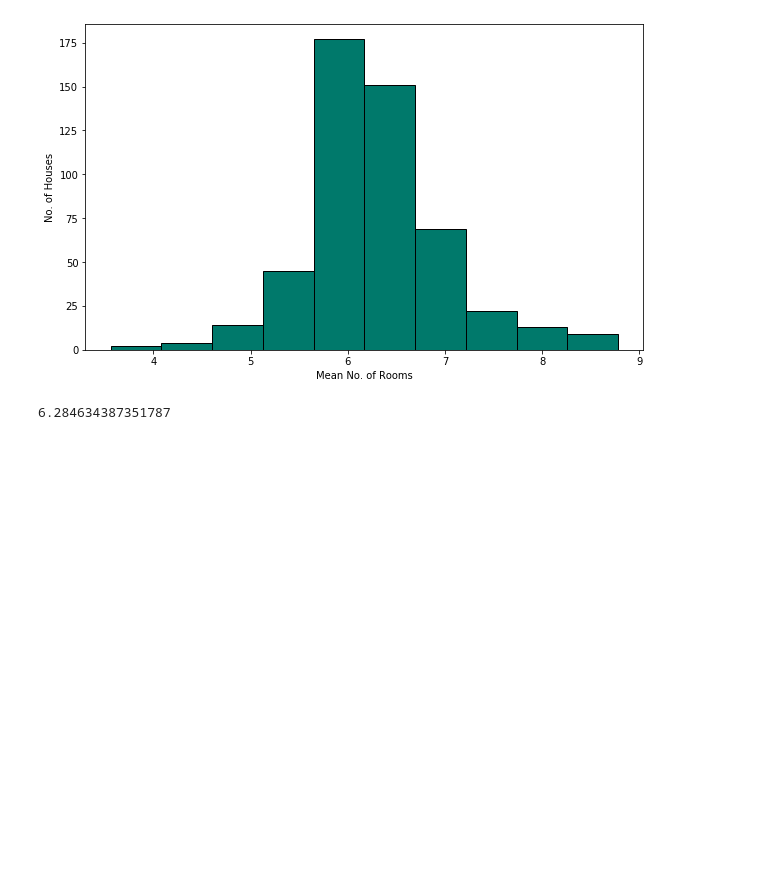
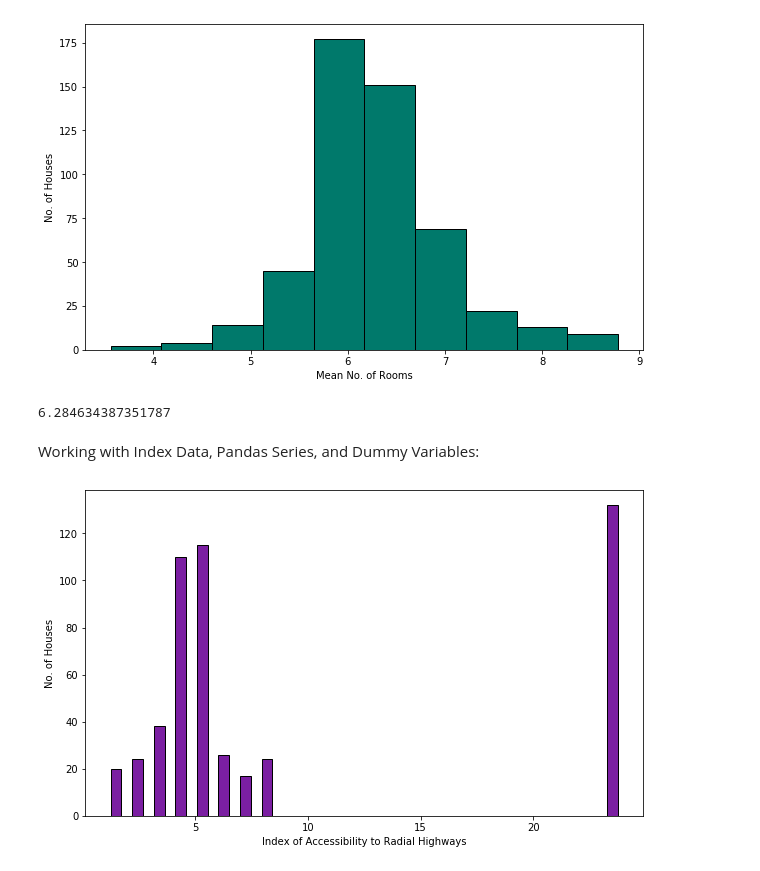
Before and after one commit to Sampatankar/DataScienceBootcamp2020-Python, a Jupyter notebook: 5MultivariableLinearRegression/04 Multivariate Regression.ipynb, the cells around one changed output. Saved outputs shown, nothing was run; the diff lists cells and outputs as text; code cells hidden in the pictures; blank space fills up the shorter version.

```diff
--- a/5MultivariableLinearRegression/04 Multivariate Regression.ipynb
+++ b/5MultivariableLinearRegression/04 Multivariate Regression.ipynb
@@ -221,3 +221,14 @@ plt.show()
 data['RM'].mean()
 # %% [output]
 6.284634387351787
+# %% [markdown]
+Working with Index Data, Pandas Series, and Dummy Variables:
+# %%
+# Challenge: Create a meaningful histogram for RAD using matplotlib.. royal purple colour:
+plt.figure(figsize=[10,6])
+plt.hist(data['RAD'], ec='black', color='#7b1fa2', bins=24, rwidth=0.5)
+plt.xlabel('Index of Accessibility to Radial Highways')
+plt.ylabel('No. of Houses')
+plt.show()
+# %% [output]
+[figure, added]
```
Also changed, not shown: parts of 4 cells of this notebook.
